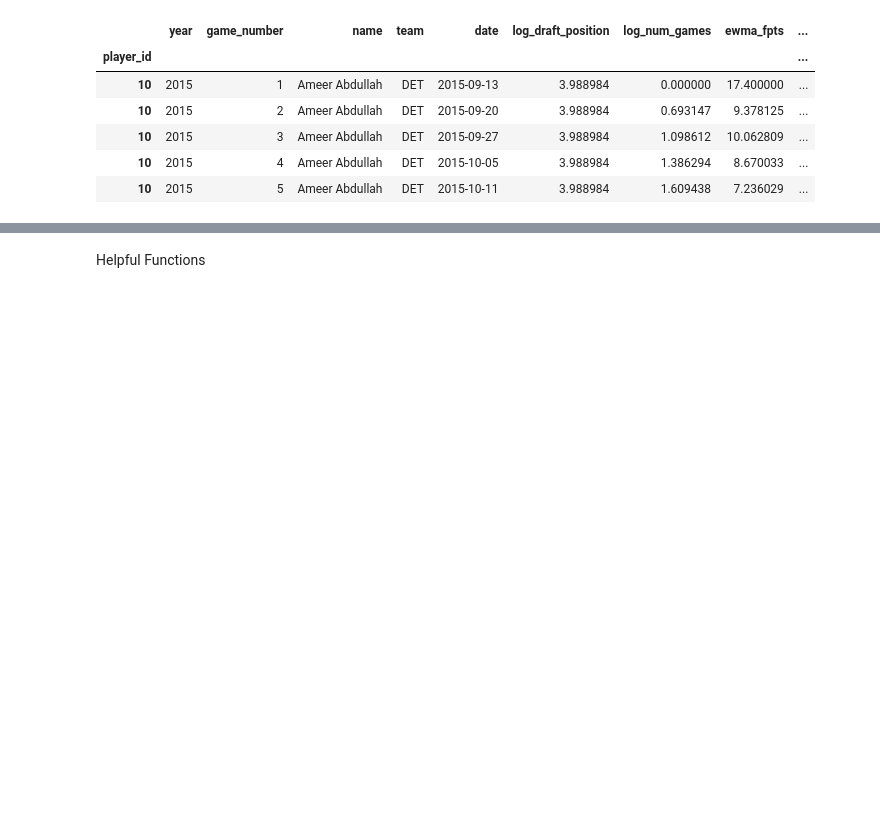
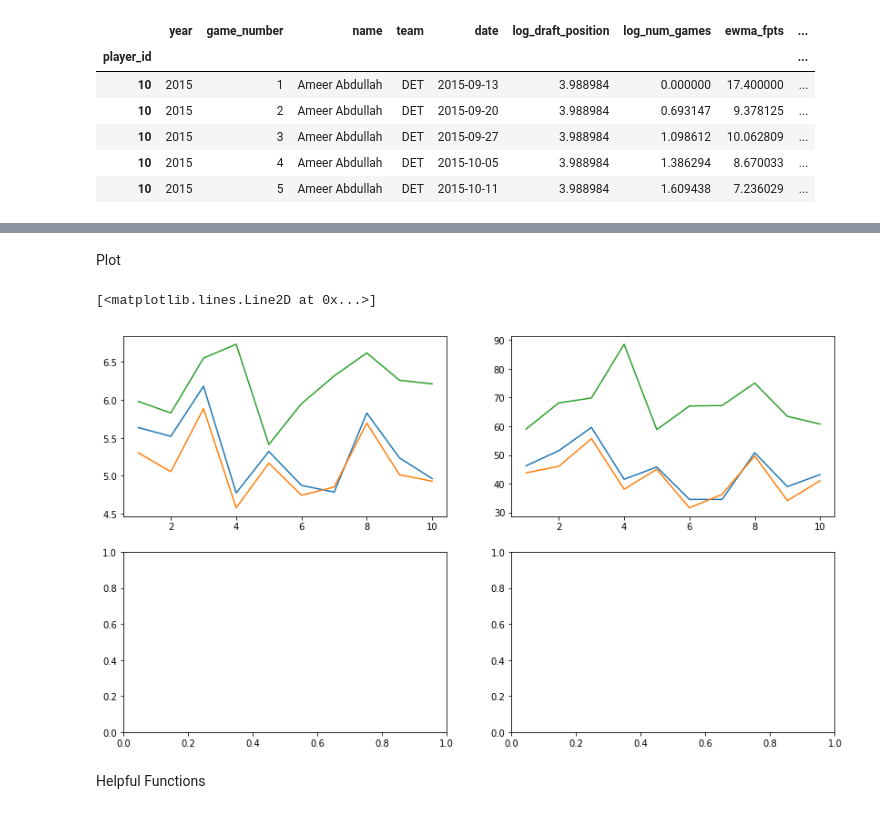
Before and after one commit to nkvarberg/Football-Prediction, a Jupyter notebook: RB Models.ipynb, the cells around one changed output, grey strips where cells are left out. Cells and saved outputs as stored; diff of their text form; code cells hidden in the pictures; blank space fills up the shorter version.

Commit message:
models, plot

```diff
--- a/RB Models.ipynb
+++ b/RB Models.ipynb
@@ -50,11 +52,11 @@ range_est = [200,250,300,350,400]
 mses = [0,0,0,0,0]
 maes = [0,0,0,0,0]
 
-for train_index, test_index in kf.split(X):
+for train_index, test_index in kf.split(trainX2016):
     X_train, X_test = trainX2016.iloc[train_index], trainX2016.iloc[test_index]
     y_train, y_test = trainy2016.iloc[train_index], trainy2016.iloc[test_index]
     for j in range(len(range_est)):
-        rf_model = RandomForestRegressor(n_estimators=range_est[j], random_state = 35)
+        rf_model = RandomForestRegressor(n_estimators=range_est[j])
         rf_model.fit(X_train, y_train)
         preds = rf_model.predict(X_test)
         mses[j] += mean_squared_error(y_test, preds)
@@ -143,3 +175,17 @@ print(MAEarma, MSEarma)
+# %% [markdown]
+Plot
+# %%
+fig, axs = plt.subplots(2,2, figsize=(14,8))
+weeks = range(1,11)
+axs[0,0].plot(weeks, MAErf)
+axs[0,0].plot(weeks, MAElr)
+axs[0,0].plot(weeks, MAEbase)
+axs[0,1].plot(weeks, MSErf)
+axs[0,1].plot(weeks, MSElr)
+axs[0,1].plot(weeks, MSEbase)
+# %% [output]
+[<matplotlib.lines.Line2D at 0x...>]
+[figure, added]
 # %% [markdown]
 Helpful Functions
 # %%
```
Also changed, not shown: parts of 6 cells of this notebook, 4 other files.
